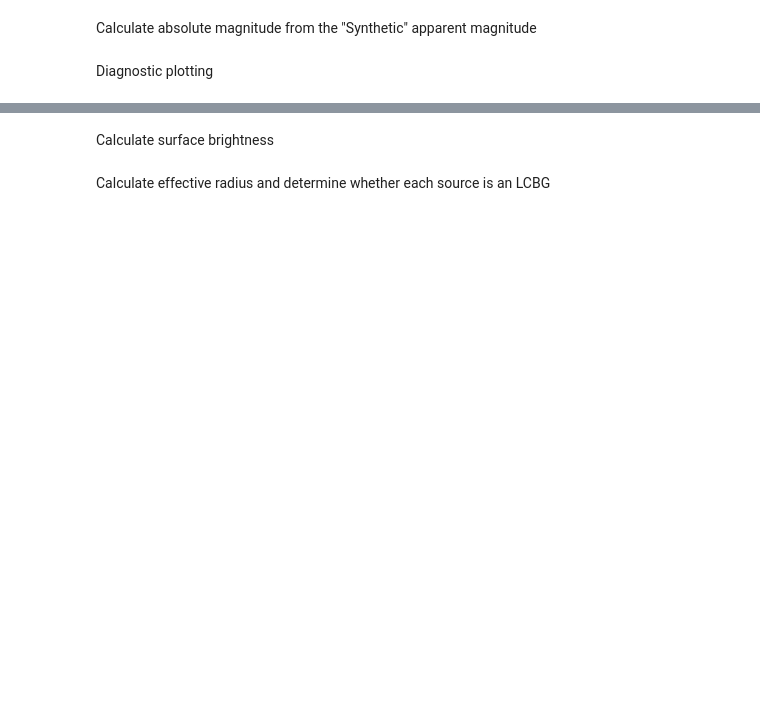
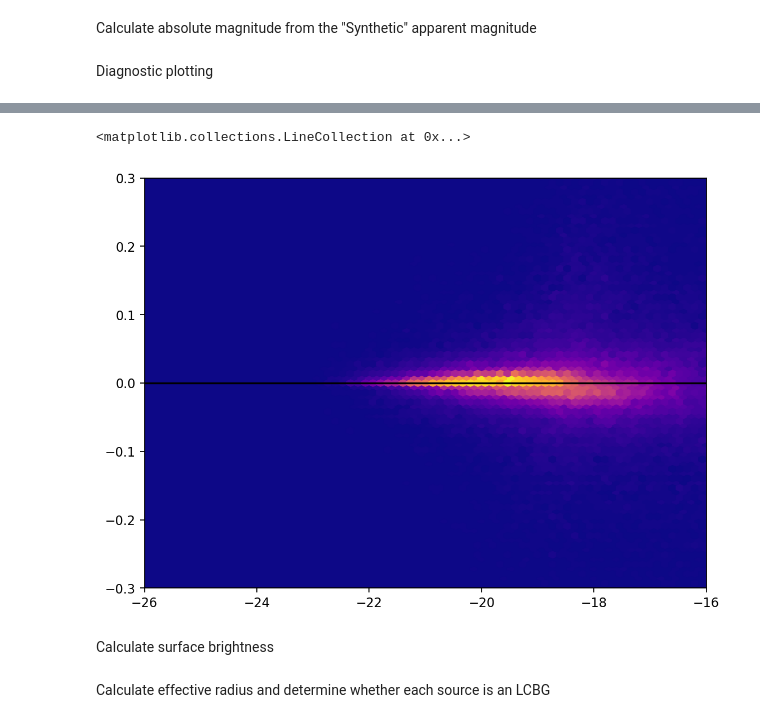
Before and after one commit to lrhunt/LCBG_LUMINOSITY_FUNCTION, a Jupyter notebook: CODE/Original_Luminosity_Function/Make_Lambdar_Cat.ipynb, the cells around one changed output, grey strips where cells are left out. Drawn from its saved outputs; the diff is of its cells as text; code cells hidden in the pictures; blank space fills up the shorter version.

```diff
--- a/CODE/Original_Luminosity_Function/Make_Lambdar_Cat.ipynb
+++ b/CODE/Original_Luminosity_Function/Make_Lambdar_Cat.ipynb
@@ -275,2 +657,17 @@ plt.plot(COSMOS_FLUXES.loc[(COSMOS_FLUXES.Z_BEST<1.0)&(COSMOS_FLUXES.Z_USE<3)&(C
+# %%
+plt.figure(figsize=(8,6),dpi=160)
+plt.hexbin(COSMOS_FLUXES.loc[(COSMOS_FLUXES.Z_BEST<1.0)&
+                           (COSMOS_FLUXES.SG_MASTER==0),
+                           'BJ0_vega_absmag'],
+         COSMOS_FLUXES.loc[(COSMOS_FLUXES.Z_BEST<1.0)&
+                           (COSMOS_FLUXES.SG_MASTER==0),
+                           'BJ0_vega_absmag']-COSMOS_FLUXES.loc[(COSMOS_FLUXES.Z_BEST<1.0)&
+                                                          (COSMOS_FLUXES.SG_MASTER==0),
+                                                          'BJ0_synthetic_vega_absmag']
+           ,gridsize=75,cmap='plasma',extent=[-26,-16,-0.3,.3])
+plt.hlines(0,-26,-16)
+# %% [output]
+<matplotlib.collections.LineCollection at 0x...>
+[figure, added]
 # %% [markdown]
 Calculate surface brightness
```
Also changed, not shown: parts of 57 cells of this notebook, 56 other files.
